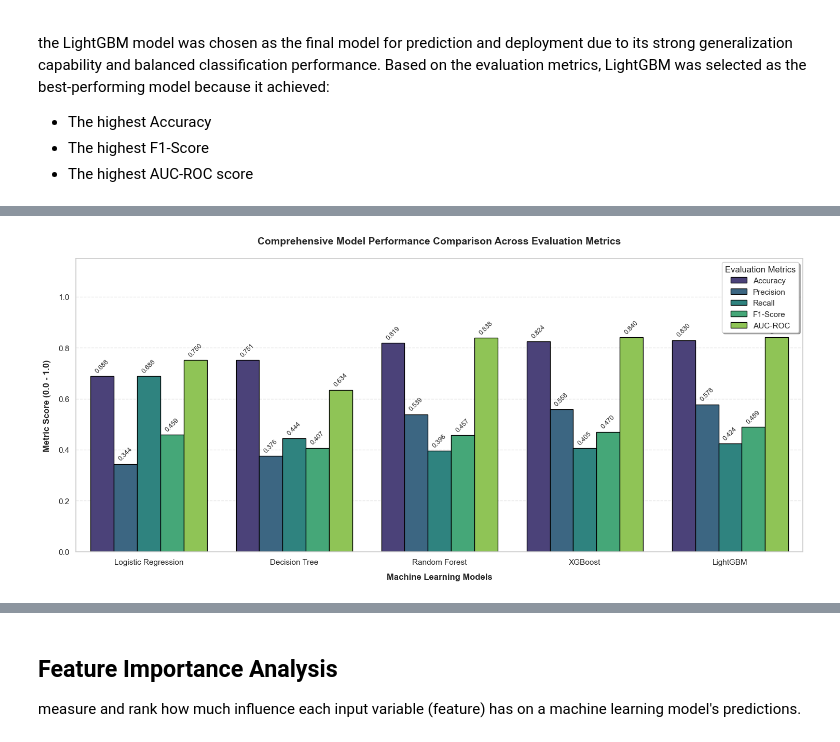
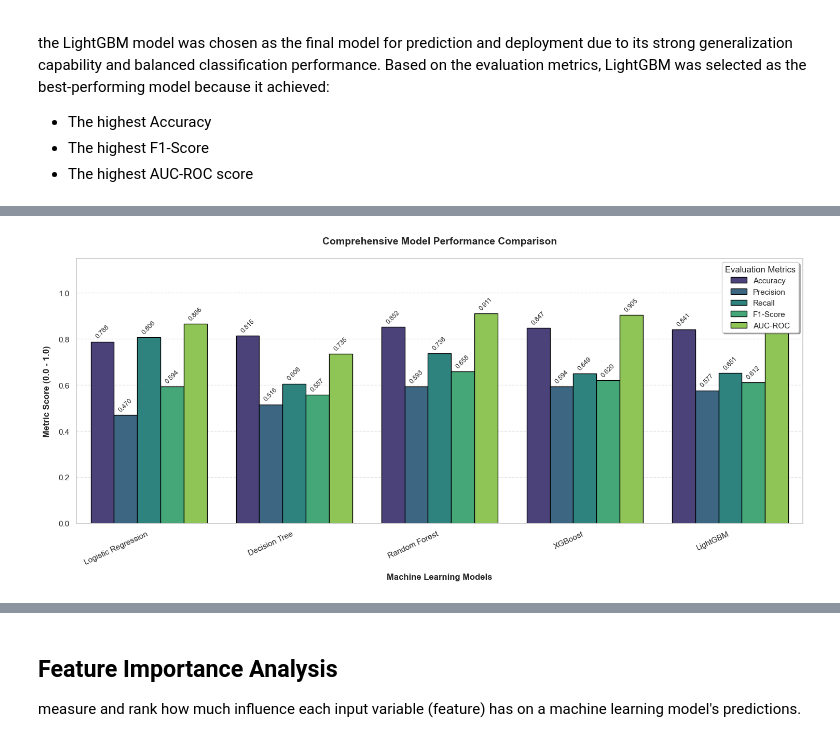
Before and after one commit to karanimwarimu/AGRISCORE-, a Jupyter notebook: Notebooks/Models.ipynb, the cells around one changed output, grey strips where cells are left out. Drawn from its saved outputs; the diff is of its cells as text; code cells hidden in the pictures.

Commit message:
adding models documentation

```diff
--- a/Notebooks/Models.ipynb
+++ b/Notebooks/Models.ipynb
@@ -215,10 +715,10 @@ final_data['good_borrower'].value_counts().plot(kind='bar')
 
 To address the imbalance in the dataset, SMOTE (Synthetic Minority Over-sampling Technique) is applied to the training data. SMOTE generates synthetic examples of the minority class (good borrowers) to create a balanced dataset. This helps the model learn patterns from both classes more effectively and improves its ability to correctly identify good borrowers.
 # %%
-
 smote = SMOTE(random_state=42)
 
-X_train_resampled, y_train_resampled = smote.fit_resample(X_train, y_train)
+X_train_resampled, y_train_resampled = smote.fit_resample(
+    X_train_processed, y_train)
 # %% [markdown]
 #### Check new class balance
 # %%
@@ -247,5 +759,5 @@ The output `y_pred` represents the model's predicted classification:
 
 These predictions will be compared with actual values for evaluation.
 # %%
-y_pred = model.predict(X_test)
+y_pred = model.predict(X_test_processed)
 # %% [markdown]
@@ -449,8 +958,15 @@ from xgboost import XGBClassifier
 # Ensure column names are standardized for XGBoost training and prediction.
 # This step accounts for potential renaming that might occur elsewhere
 # and ensures the model is trained with consistent feature names.
-X_train_resampled.columns = X_train_resampled.columns.str.replace('[^A-Za-z0-9_]+', '', regex=True)
-X_test.columns = X_test.columns.str.replace('[^A-Za-z0-9_]+', '', regex=True)
+import pandas as pd
+
+# Convert back to DataFrame (after SMOTE)
+X_train_resampled = pd.DataFrame(X_train_resampled)
+X_test = pd.DataFrame(X_test)
+
+# Clean column names safely
+X_train_resampled.columns = X_train_resampled.columns.astype(str).str.replace('[^A-Za-z0-9_]+', '', regex=True)
+X_test.columns = X_test.columns.astype(str).str.replace('[^A-Za-z0-9_]+', '', regex=True)
 
 xgb_model = XGBClassifier(
     n_estimators=200,
@@ -461,7 +977,7 @@ xgb_model = XGBClassifier(
 
 xgb_model.fit(X_train_resampled, y_train_resampled)
 
-y_pred_xgb = xgb_model.predict(X_test)
+y_pred_xgb = xgb_model.predict(X_test_processed)
 
 print("XGBoost Accuracy:", accuracy_score(y_test, y_pred_xgb))
 print(classification_report(y_test, y_pred_xgb))
@@ -717,37 +1287,65 @@ plt.show()
 # %%
+import seaborn as sns
+import matplotlib.pyplot as plt
 
-#  Reshape the DataFrame from wide to long format for Seaborn
-df_plot = df_eval.reset_index().melt(id_vars='Model', var_name='Metric', value_name='Score')
+# -----------------------------
+# 1. PREP DATA FOR PLOTTING
+# -----------------------------
+df_plot = df_eval.reset_index().melt(
+    id_vars='Model',
+    var_name='Metric',
+    value_name='Score'
+)
 
-# Initialize the plot layout
+# -----------------------------
+# 2. FIGURE SETUP
+# -----------------------------
 plt.figure(figsize=(15, 7))
 
-# Create a grouped bar chart
-# Models are grouped along the X-axis; Metrics are differentiated by color
+# -----------------------------
+# 3. BAR PLOT
+# -----------------------------
 ax = sns.barplot(
     data=df_plot,
     x='Model',
     y='Score',
     hue='Metric',
     palette='viridis',
     edgecolor='black'
 )
 
-# Add data labels on top of each bar
+# -----------------------------
+# 4. VALUE LABELS
+# -----------------------------
 for container in ax.containers:
     ax.bar_label(container, fmt='%.3f', padding=3, fontsize=9, rotation=45)
 
-# Fine-tune visual styling and labels
-plt.title('Comprehensive Model Performance Comparison Across Evaluation Metrics', fontweight='bold', fontsize=14, pad=20)
+# -----------------------------
+# 5. STYLING
+# -----------------------------
+plt.title(
+    'Comprehensive Model Performance Comparison',
+    fontweight='bold',
+    fontsize=14,
+    pad=20
+)
+
 plt.xlabel('Machine Learning Models', fontweight='bold', fontsize=12, labelpad=10)
 plt.ylabel('Metric Score (0.0 - 1.0)', fontweight='bold', fontsize=12, labelpad=10)
-plt.ylim(0, 1.15)  # Leave room at the top for the rotated text labels
+
+plt.ylim(0, 1.15)
 plt.grid(axis='y', linestyle='--', alpha=0.5)
 
-# Place the legend cleanly outside or in the upper corner
-plt.legend(title='Evaluation Metrics', loc='upper right', frameon=True, shadow=True)
+plt.legend(
+    title='Evaluation Metrics',
+    loc='upper right',
+    frameon=True,
+    shadow=True
+)
+
+plt.xticks(rotation=25, ha='right')  # 👈 improves readability with more models
 
 plt.tight_layout()
 plt.show()
 # %% [output]
-[figure, old version]
+[figure, new version]
```
Also changed, not shown: parts of 102 cells of this notebook.
